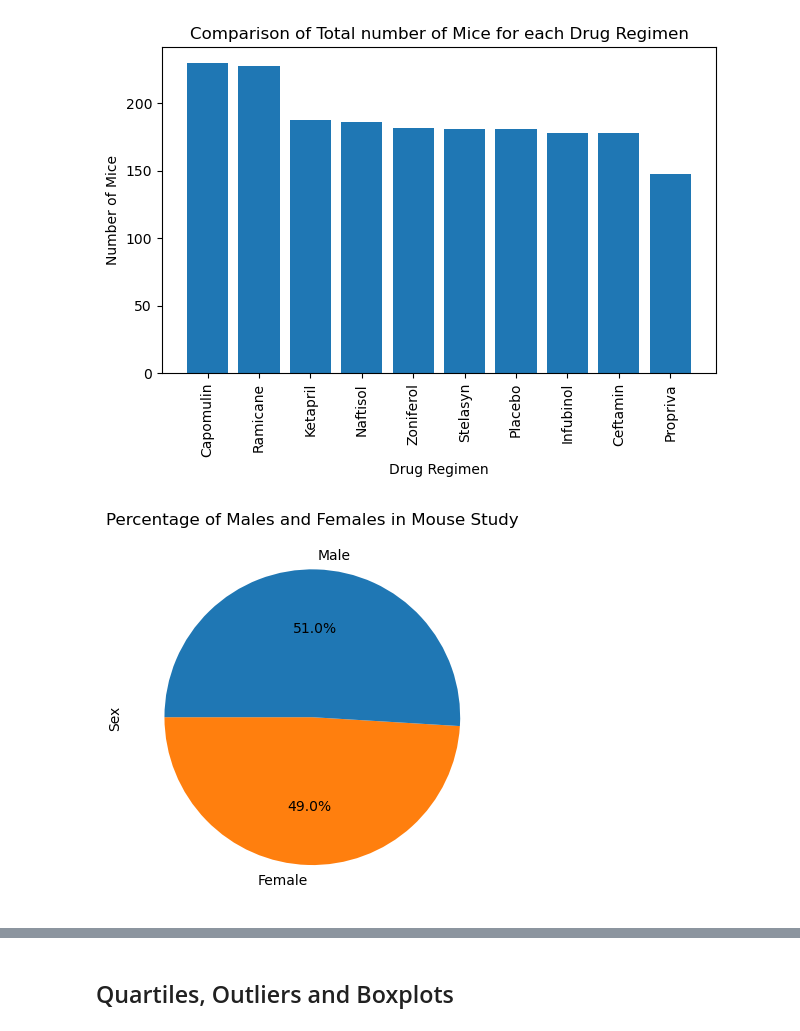
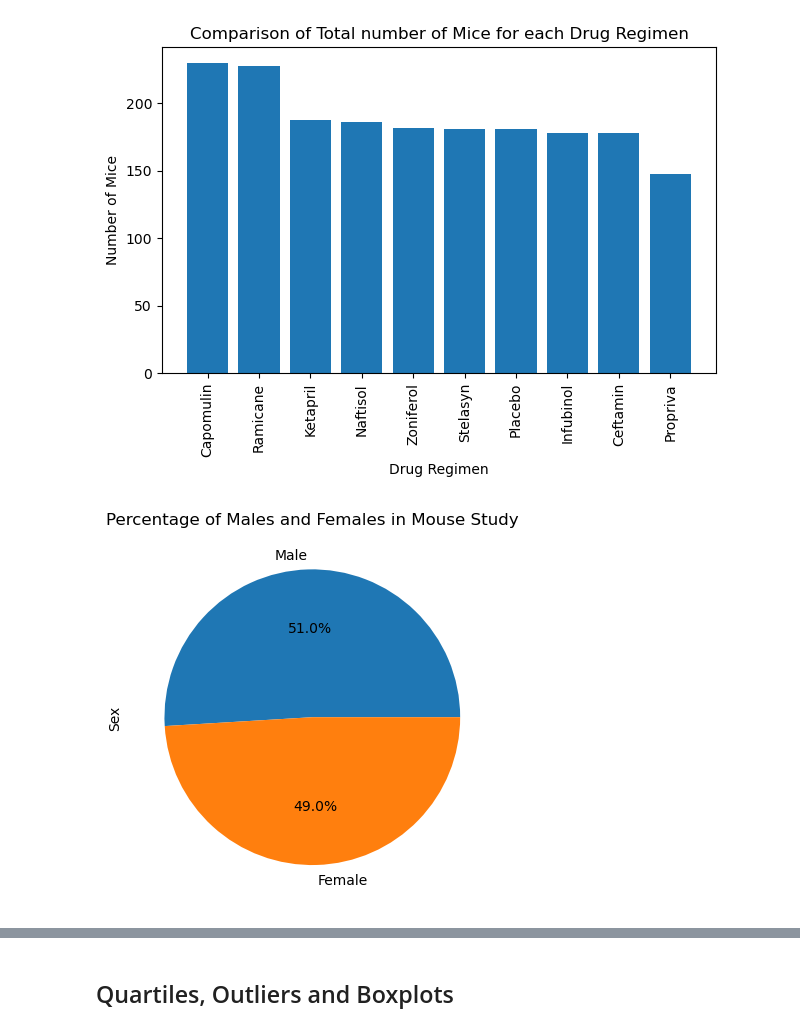
Before and after one commit to dspataru/matplotlib-challenge, a Jupyter notebook: pymaceuticals.ipynb, the cells around one changed output, grey strips where cells are left out. Saved outputs shown, nothing was run; the diff lists cells and outputs as text; code cells hidden in the pictures.

Commit message:
updating the pie plots with a simpler calculation of the num of mouse for each Sex

```diff
--- a/pymaceuticals.ipynb
+++ b/pymaceuticals.ipynb
@@ -166,14 +166,12 @@ plt.show()
 # %% [output]
 [figure]
 # %%
-miceSex_df = cleaned_df[['Mouse ID', 'Sex']].groupby('Sex').count().reset_index()
+miceSex_df = cleaned_df['Sex'].value_counts()
 
 # Generate a pie plot showing the distribution of female versus male mice using Pandas
-miceSex_barPandas = miceSex_df.plot(kind = 'pie', autopct = '%1.1f%%', y = 'Mouse ID', ylabel = 'Sex', labels = miceSex_df['Sex'],
-                                    colors = ['tab:orange', 'tab:blue'], title='Percentage of Males and Females in Mouse Study',
-                                    startangle = 180, legend = False)
+miceSex_barPandas = miceSex_df.plot(kind = 'pie', autopct = '%1.1f%%', title = 'Percentage of Males and Females in Mouse Study')
 plt.show()
 # %% [output]
-[figure, old version]
+[figure, new version]
 # %%
 # Generate a pie plot showing the distribution of female versus male mice using pyplot
```
Also changed, not shown: parts of 1 cell of this notebook, 1 other file.
